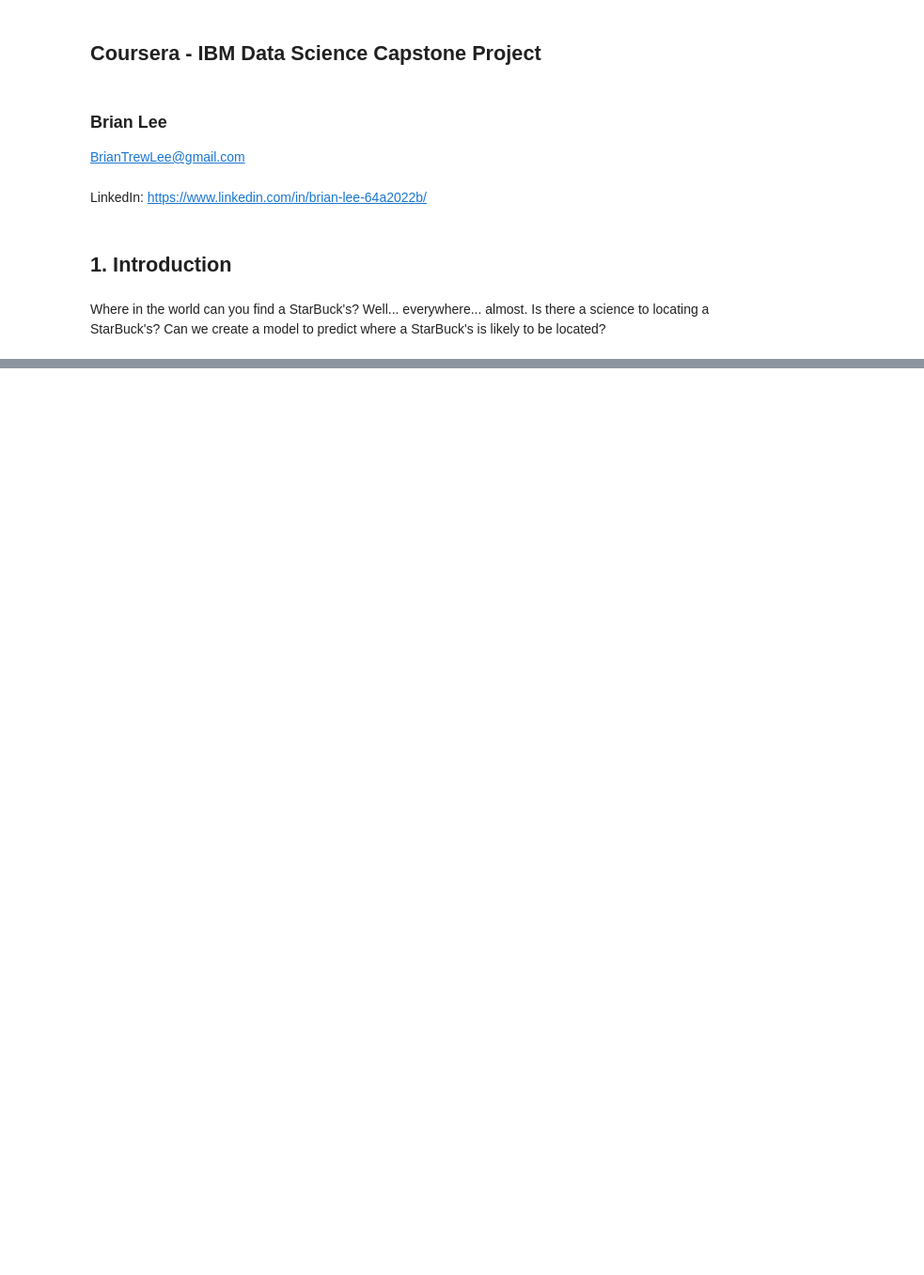
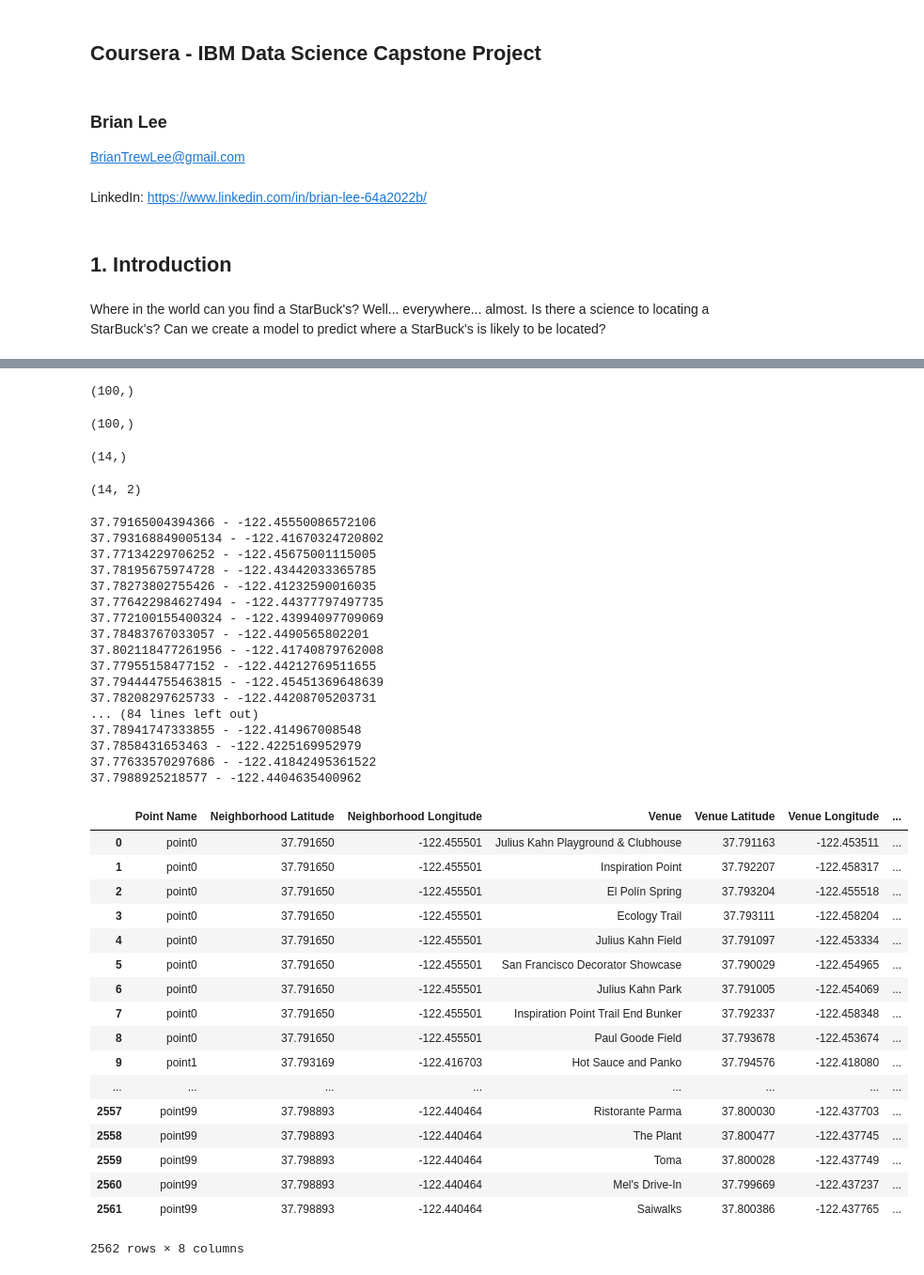
Before and after one commit to Brian-Lee/Coursera_Capstone, a Jupyter notebook: test.ipynb, the cells around one changed output, grey strips where cells are left out. Shown: that part at 94% size. Cells and saved outputs as stored; diff of their text form; code cells hidden in the pictures; blank space fills up the shorter version.

Commit message:
generate random points in for loop

```diff
--- a/test.ipynb
+++ b/test.ipynb
@@ -137,0 +154,12 @@ data
+# %%
+random_latlons = []
+for j in range(0,100):
+    random_lat = random.uniform(llat,ulat)
+    random_lon = random.uniform(llon,ulon)
+    random_latlon=(random_lat,random_lon)
+    random_latlons.append(random_latlon)
+# %%
+random_latlons = pd.DataFrame(random_latlons)
+random_lats=random_latlons[0]
+random_lons=random_latlons[1]
+random_lats.shape
@@ -138,5 +168,67 @@ data
+# %%
+random_latlons[0].shape
+# %% [output]
+(100,)
+# %%
+random_latlons[1].shape
+# %% [output]
+(100,)
+# %%
+
+
+data["Latitude"] = random_latlons[0]
+data["Longitude"] = random_latlons[1]
+
+data["Latitude"].head()
+data["Latitude"].shape
+# %% [output]
+(14,)
+# %%
+data["Longitude"].head()
+data.shape
+# %% [output]
+(14, 2)
 # %%
-venues = getNearbyVenues(latitudes = data["Latitude"],
-                               longitudes = data["Longitude"]
+
+#venues = getNearbyVenues(latitudes = data["Latitude"],
+#                               longitudes = data["Longitude"]
+#                               )
+venues = getNearbyVenues(latitudes = random_lats,
+                               longitudes = random_lons
                                )
-venues
+# %% [output]
+37.79165004394366 - -122.45550086572106
+37.793168849005134 - -122.41670324720802
+37.77134229706252 - -122.45675001115005
+37.78195675974728 - -122.43442033365785
+37.78273802755426 - -122.41232590016035
+37.776422984627494 - -122.44377797497735
+37.772100155400324 - -122.43994097709069
+37.78483767033057 - -122.4490565802201
+37.802118477261956 - -122.41740879762008
+37.77955158477152 - -122.44212769511655
+37.794444755463815 - -122.45451369648639
+37.78208297625733 - -122.44208705203731
+... (84 lines left out)
+37.78941747333855 - -122.414967008548
+37.7858431653463 - -122.4225169952979
+37.77633570297686 - -122.41842495361522
+37.7988925218577 - -122.4404635400962
+|  | Point Name | Neighborhood Latitude | Neighborhood Longitude | Venue | Venue Latitude | Venue Longitude | ... |
+| 0 | point0 | 37.791650 | -122.455501 | Julius Kahn Playground & Clubhouse | 37.791163 | -122.453511 | ... |
+| 1 | point0 | 37.791650 | -122.455501 | Inspiration Point | 37.792207 | -122.458317 | ... |
+| 2 | point0 | 37.791650 | -122.455501 | El Polín Spring | 37.793204 | -122.455518 | ... |
+| 3 | point0 | 37.791650 | -122.455501 | Ecology Trail | 37.793111 | -122.458204 | ... |
+| 4 | point0 | 37.791650 | -122.455501 | Julius Kahn Field | 37.791097 | -122.453334 | ... |
+| 5 | point0 | 37.791650 | -122.455501 | San Francisco Decorator Showcase | 37.790029 | -122.454965 | ... |
+| 6 | point0 | 37.791650 | -122.455501 | Julius Kahn Park | 37.791005 | -122.454069 | ... |
+| 7 | point0 | 37.791650 | -122.455501 | Inspiration Point Trail End Bunker | 37.792337 | -122.458348 | ... |
+| 8 | point0 | 37.791650 | -122.455501 | Paul Goode Field | 37.793678 | -122.453674 | ... |
+| 9 | point1 | 37.793169 | -122.416703 | Hot Sauce and Panko | 37.794576 | -122.418080 | ... |
+| ... | ... | ... | ... | ... | ... | ... | ... |
+| 2557 | point99 | 37.798893 | -122.440464 | Ristorante Parma | 37.800030 | -122.437703 | ... |
+| 2558 | point99 | 37.798893 | -122.440464 | The Plant | 37.800477 | -122.437745 | ... |
+| 2559 | point99 | 37.798893 | -122.440464 | Toma | 37.800028 | -122.437749 | ... |
+| 2560 | point99 | 37.798893 | -122.440464 | Mel's Drive-In | 37.799669 | -122.437237 | ... |
+| 2561 | point99 | 37.798893 | -122.440464 | Saiwalks | 37.800386 | -122.437765 | ... |
+2562 rows × 8 columns
```
Also changed, not shown: parts of 13 cells of this notebook.
